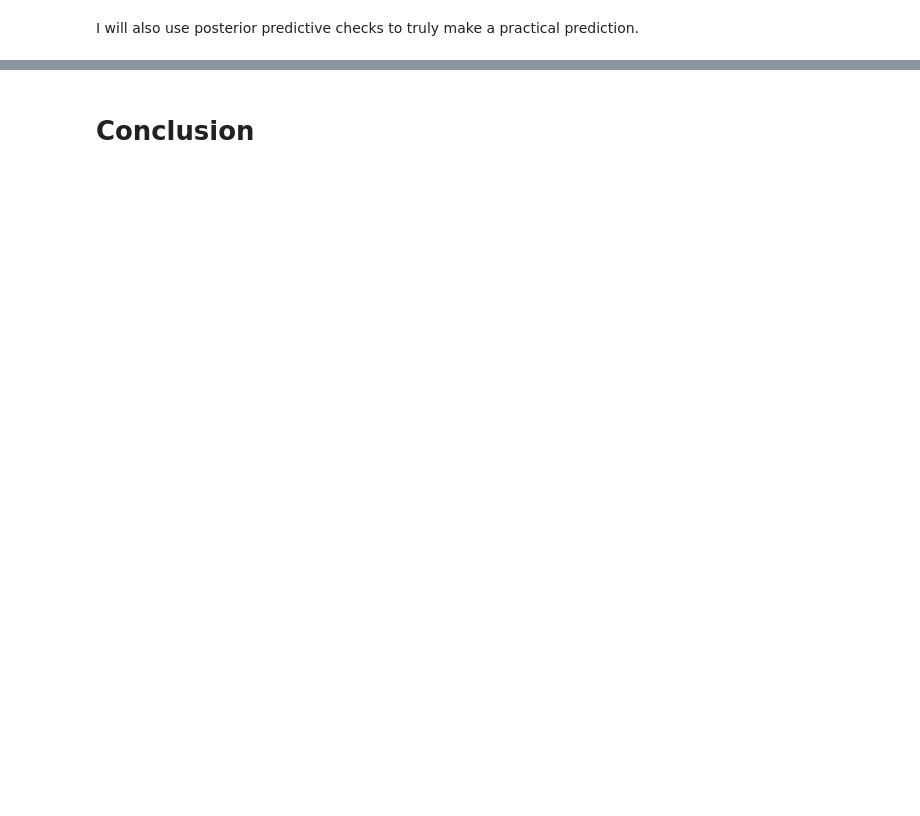
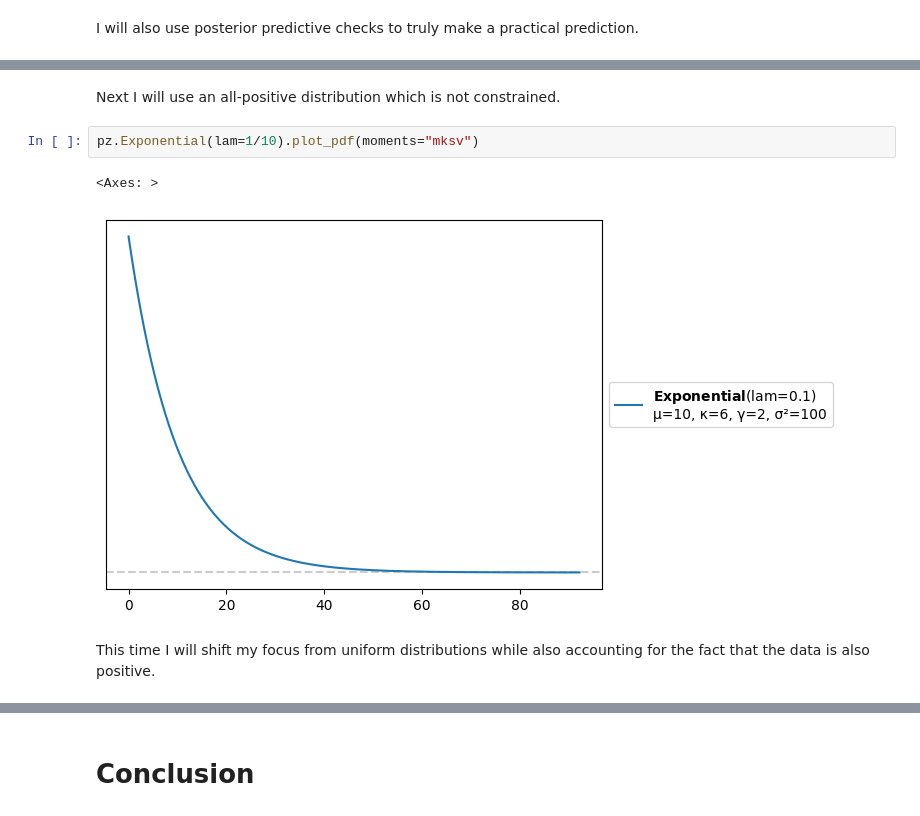
Before and after one commit to seun829/DataScience, a Jupyter notebook: Unit3/SeunLee_U3proj.ipynb, the cells around one changed output, grey strips where cells are left out. Drawn from its saved outputs; the diff is of its cells as text; blank space fills up the shorter version.

```diff
--- a/Unit3/SeunLee_U3proj.ipynb
+++ b/Unit3/SeunLee_U3proj.ipynb
@@ -112,0 +142,9 @@ az.plot_ppc(idata_google_data_HN, num_pp_samples=1000, figsize=(12, 4), colors=[
+# %% [markdown]
+Next I will use an all-positive distribution which is not constrained.
+# %%
+pz.Exponential(lam=1/10).plot_pdf(moments="mksv")
+# %% [output]
+<Axes: >
+[figure, added]
+# %% [markdown]
+This time I will shift my focus from uniform distributions while also accounting for the fact that the data is also positive.
```
Also changed, not shown: parts of 22 cells of this notebook.
